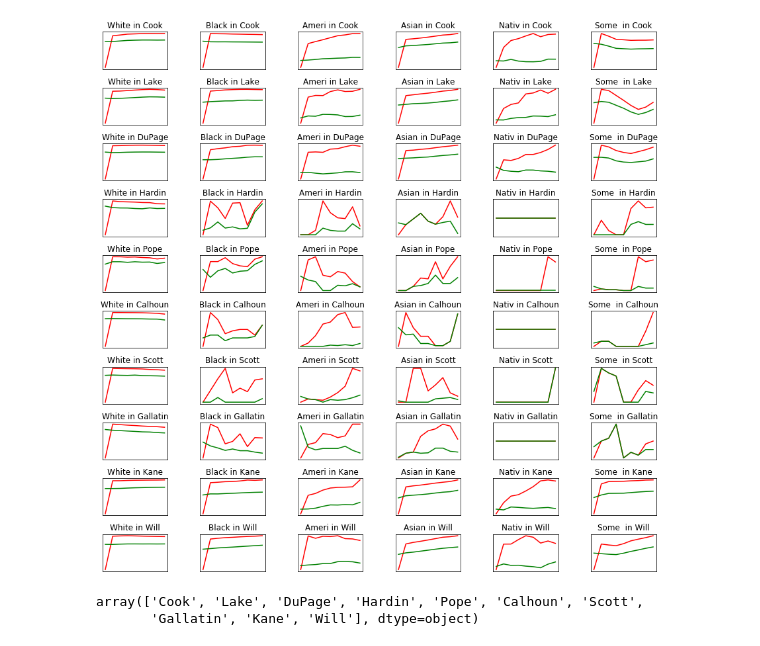
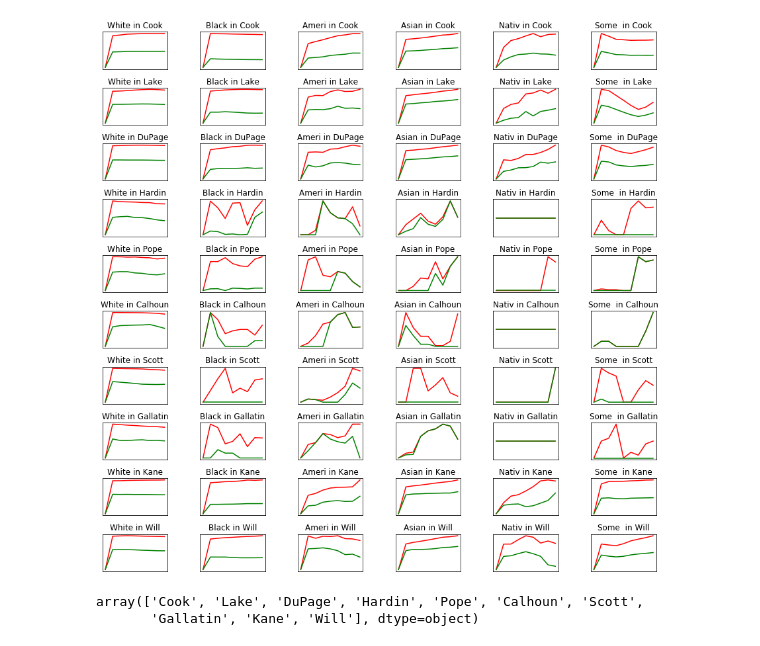
Before and after one commit to evan1108/chicago_marital_trends, a Jupyter notebook: illinois_ethnicity.ipynb, the cells around one changed output. Saved outputs shown, nothing was run; the diff lists cells and outputs as text; code cells hidden in the pictures.

```diff
--- a/illinois_ethnicity.ipynb
+++ b/illinois_ethnicity.ipynb
@@ -7,8 +7,9 @@ file_marrige_pop = 'illinois_married_county.csv'
 file_income = 'illinois_median_income_county.csv'
 
 marriage_pop_df = pd.read_csv(file_marrige_pop)
-marriage_pop_df = marriage_pop_df.iloc[:,0:7]
-marriage_pop_df['Total Married'] = marriage_pop_df['Total Married'].str.replace(",","").astype(float)
+marriage_pop_df = marriage_pop_df.iloc[:,0:10]
+marriage_pop_df['Total Population over 15'] = marriage_pop_df['Total Population over 15'].str.replace(",","").astype(float)
+# marriage_pop_df['Number Married'] = marriage_pop_df['Number Married'].astype(float)
 marriage_pop_df['Total population'] = marriage_pop_df['Total population'].str.replace(",","").astype(float)
 marriage_pop_df = marriage_pop_df.fillna('0')
 
@@ -33,35 +34,35 @@ marriage_pop_grouped = marriage_pop_grouped.groupby(['County','Race','Year'])
 # %%
 # fig, axs = plt.subplots(10,10, figsize=(15, 6), facecolor='w', edgecolor='k')
 
 fig, ax = plt.subplots(10,6)
 fig.set_figheight(15)
 fig.set_figwidth(15)
 fig.subplots_adjust(hspace = .5, wspace=.5)
 num = 1
 for county in counties:
     for race in races:
 
         race_married = marriage_pop_df.loc[(marriage_pop_df['Race']==race) & \
-                                           (marriage_pop_df['County']==county),'Total Married']
+                                           (marriage_pop_df['County']==county),'Number Married']
         race_pop = marriage_pop_df.loc[(marriage_pop_df['Race']==race) & \
                                        (marriage_pop_df['County']==county),'Total population']
         year = marriage_pop_df.loc[(marriage_pop_df['Race']==race) & \
                                        (marriage_pop_df['County']==county),'Year']
         ax=plt.subplot(10,6,num)
 
         ax.get_xaxis().set_visible(False)
         ax.get_yaxis().set_visible(False)
 #         ax.get_xaxis().set_ticks(years)
 #         ax.get_yaxis().set_ticks([])
 
         ax.plot(year, race_pop,color='r')
         ax.plot(year, race_married,color='g')
 #         ax = fig.add_subplot(5,5,num)
 #         ax.plot(year, race_married)
         ax.set_title(f"{race[0:5]} in {county}")
         num = num + 1
 # %% [output]
-[figure, old version]
+[figure, new version]
 # %%
 race_married = marriage_pop_df.loc[(marriage_pop_df['Race']=='White') & \
                                    (marriage_pop_df['County']=='Cook'),'Total Married']
```
Also changed, not shown: parts of 2 cells of this notebook, 3 other files.
